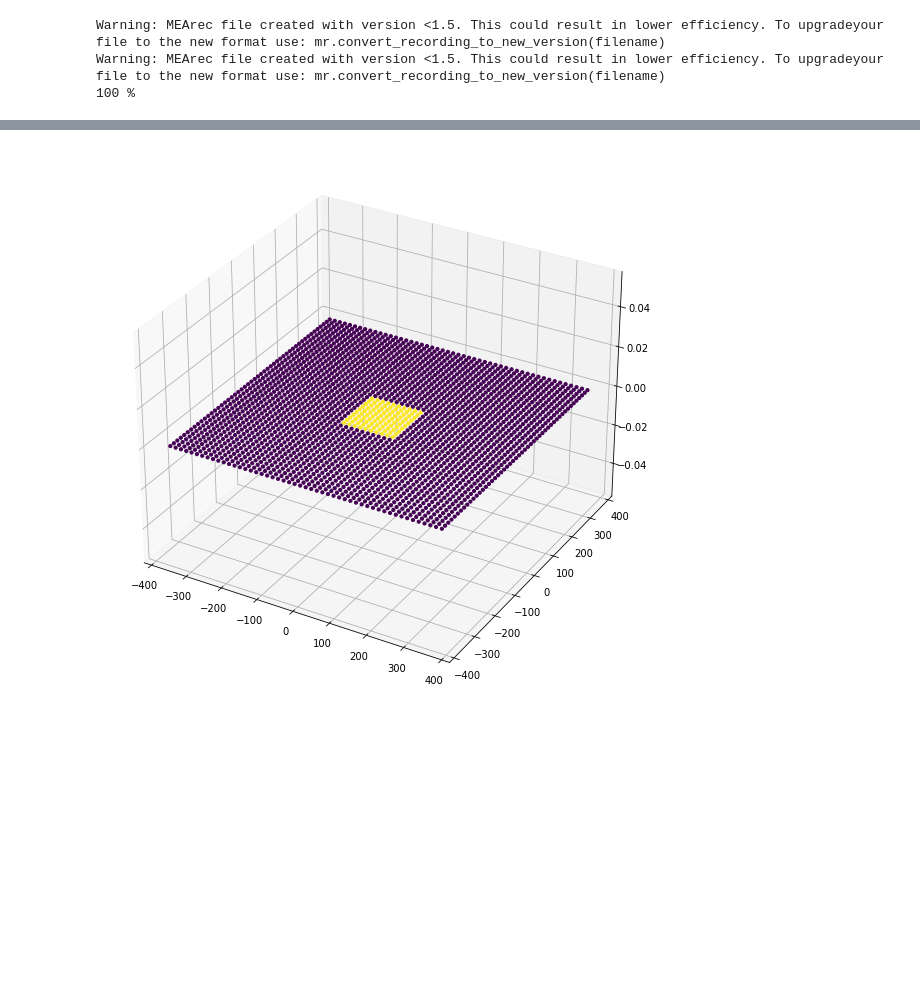
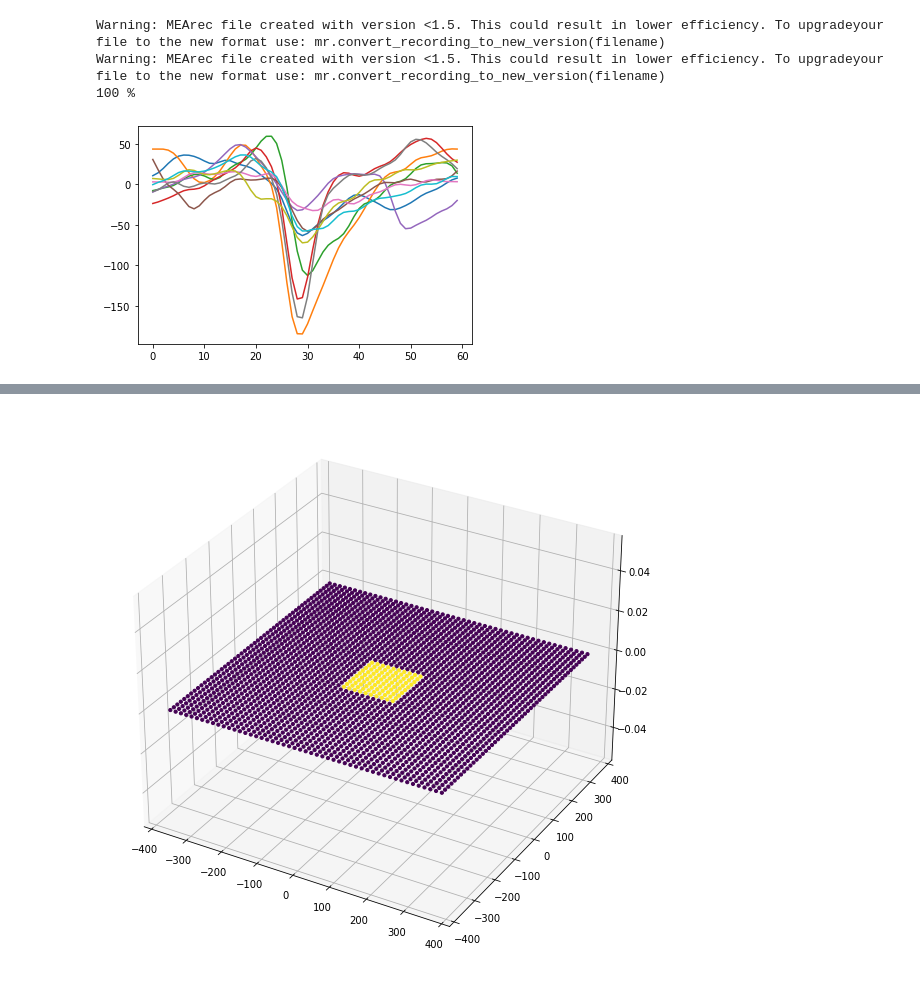
Before and after one commit to JeandeMontigny/basilic, a Jupyter notebook: notebooks/0_extract_spike_data.ipynb, the cells around one changed output, grey strips where cells are left out. Saved outputs shown, nothing was run; the diff lists cells and outputs as text; code cells hidden in the pictures; blank space fills up the shorter version.

```diff
--- a/notebooks/0_extract_spike_data.ipynb
+++ b/notebooks/0_extract_spike_data.ipynb
@@ -24,4 +22,17 @@ geom, recording, spike_frame_channel_array = basilic.preprocessing.get_recording
 Warning: MEArec file created with version <1.5. This could result in lower efficiency. To upgradeyour file to the new format use: mr.convert_recording_to_new_version(filename)
 Warning: MEArec file created with version <1.5. This could result in lower efficiency. To upgradeyour file to the new format use: mr.convert_recording_to_new_version(filename)
 100 %
+# %%
+#NOTE: work around for recording.get_traces(channel) not working
+for id in range(10, 20):
+    channel = spike_frame_channel_array[id][1]
+    spike_time = spike_frame_channel_array[id][0]
+
+    snippets = recording.get_traces(channel_ids=None, start_frame=spike_time-30, end_frame=spike_time+30)
+    waveform = []
+    for frame in snippets:
+        waveform.append(frame[channel])
+    plt.plot(waveform)
+# %% [output]
+[figure, added]
 # %%
```
Also changed, not shown: parts of 6 cells of this notebook, 5 other files.
